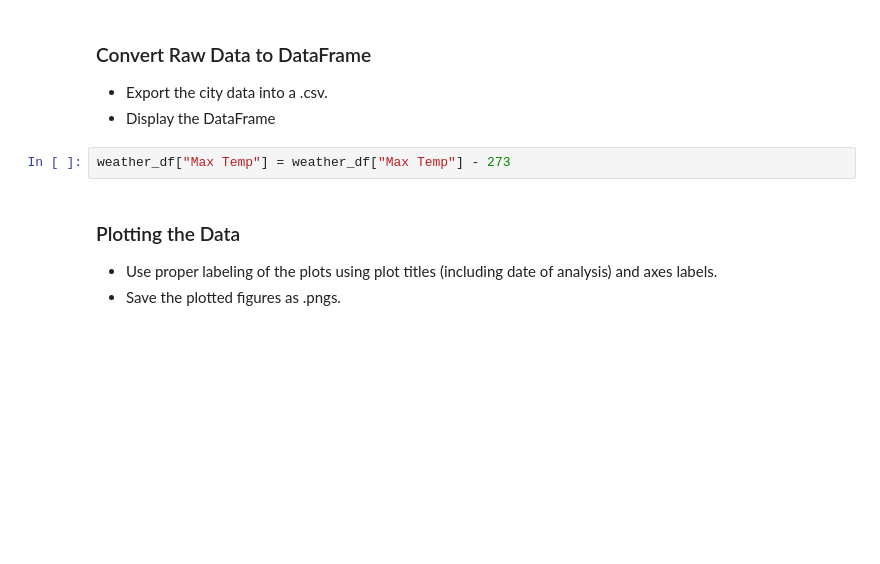
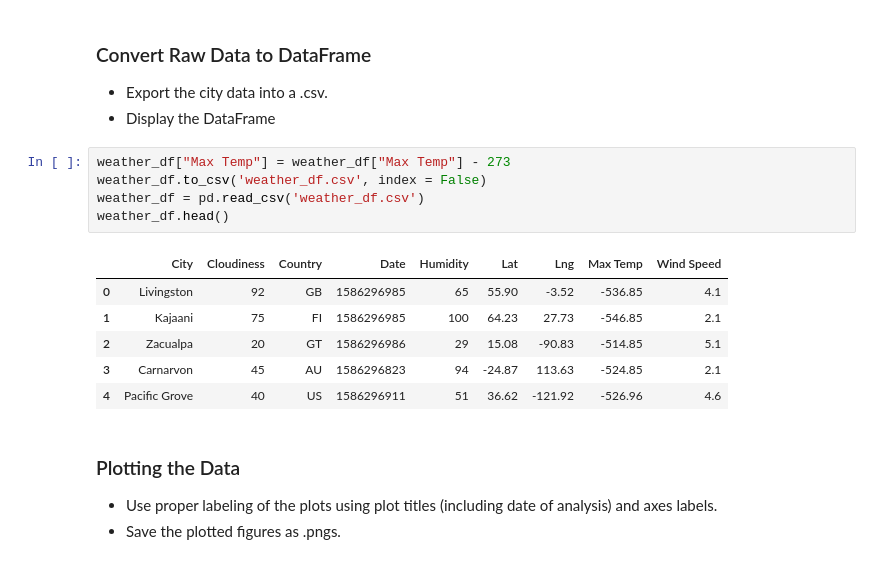
Before and after one commit to briantparish/api_homework, a Jupyter notebook: WeatherPy.ipynb, the cells around one changed output. Saved outputs shown, nothing was run; the diff lists cells and outputs as text; blank space fills up the shorter version.

```diff
--- a/WeatherPy.ipynb
+++ b/WeatherPy.ipynb
@@ -99,6 +99,16 @@ Adding city palmer
 * Display the DataFrame
 # %%
 weather_df["Max Temp"] = weather_df["Max Temp"] - 273
+weather_df.to_csv('weather_df.csv', index = False)
+weather_df = pd.read_csv('weather_df.csv')
+weather_df.head()
+# %% [output]
+|  | City | Cloudiness | Country | Date | Humidity | Lat | Lng | Max Temp | Wind Speed |
+| 0 | Livingston | 92 | GB | 1586296985 | 65 | 55.90 | -3.52 | -536.85 | 4.1 |
+| 1 | Kajaani | 75 | FI | 1586296985 | 100 | 64.23 | 27.73 | -546.85 | 2.1 |
+| 2 | Zacualpa | 20 | GT | 1586296986 | 29 | 15.08 | -90.83 | -514.85 | 5.1 |
+| 3 | Carnarvon | 45 | AU | 1586296823 | 94 | -24.87 | 113.63 | -524.85 | 2.1 |
+| 4 | Pacific Grove | 40 | US | 1586296911 | 51 | 36.62 | -121.92 | -526.96 | 4.6 |
 # %% [markdown]
 ### Plotting the Data
 * Use proper labeling of the plots using plot titles (including date of analysis) and axes labels.
```
Also changed, not shown: parts of 3 cells of this notebook.
